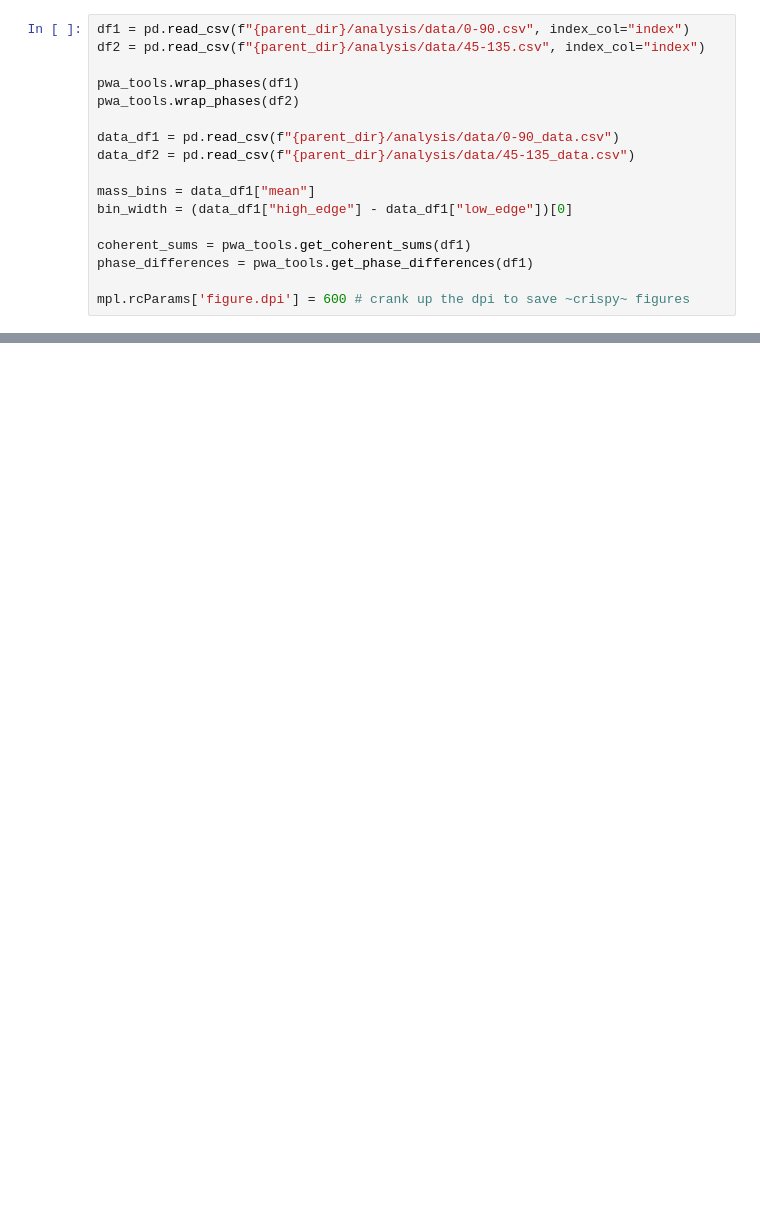
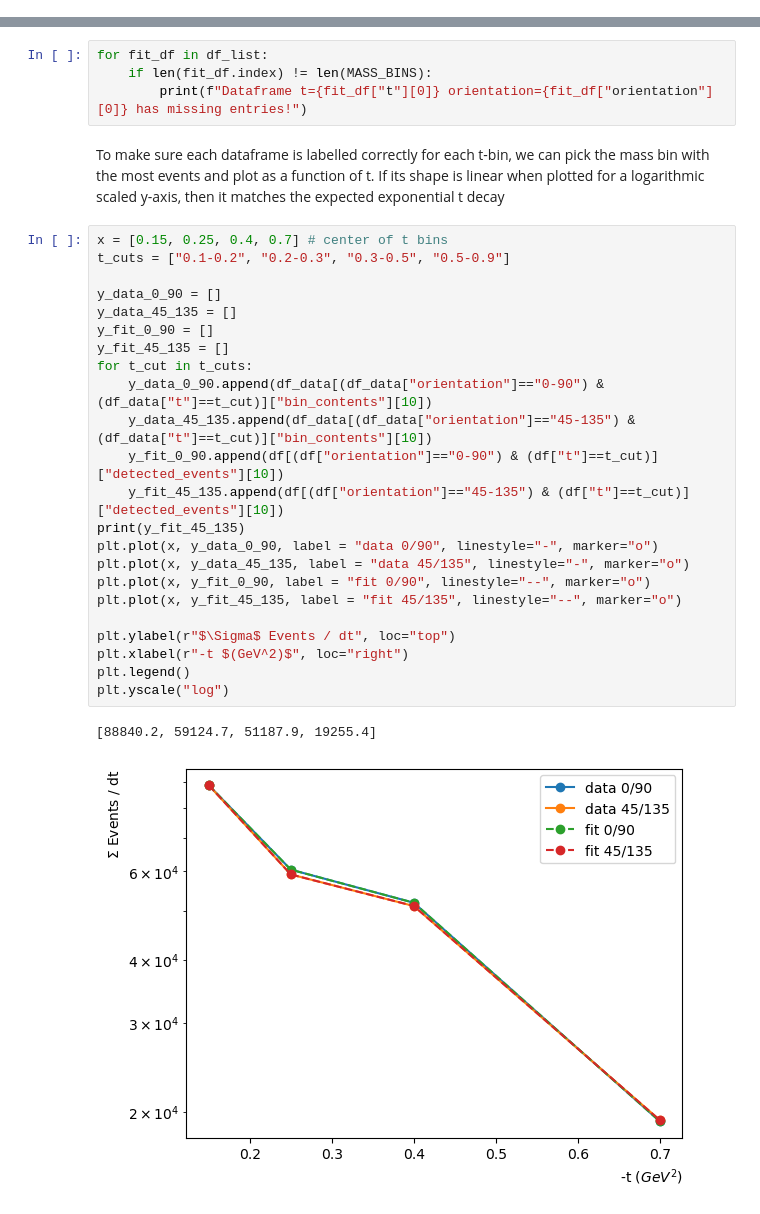
Before and after one commit to kevScheuer/neutralb1, a Jupyter notebook: analysis/notebooks/compare_orientations.ipynb, the cells around one changed output, grey strips where cells are left out. Drawn from its saved outputs; the diff is of its cells as text; blank space fills up the shorter version.

```diff
--- a/analysis/notebooks/compare_orientations.ipynb
+++ b/analysis/notebooks/compare_orientations.ipynb
@@ -24,17 +0,0 @@ Fit Details
-# %%
-df1 = pd.read_csv(f"{parent_dir}/analysis/data/0-90.csv", index_col="index")
-df2 = pd.read_csv(f"{parent_dir}/analysis/data/45-135.csv", index_col="index")
-
-pwa_tools.wrap_phases(df1)
-pwa_tools.wrap_phases(df2)
-
-data_df1 = pd.read_csv(f"{parent_dir}/analysis/data/0-90_data.csv")
-data_df2 = pd.read_csv(f"{parent_dir}/analysis/data/45-135_data.csv")
-
-mass_bins = data_df1["mean"]
-bin_width = (data_df1["high_edge"] - data_df1["low_edge"])[0]
-
-coherent_sums = pwa_tools.get_coherent_sums(df1)
-phase_differences = pwa_tools.get_phase_differences(df1)
-
-mpl.rcParams['figure.dpi'] = 600 # crank up the dpi to save ~crispy~ figures
@@ -438,0 +98,32 @@ Lastly lets check what the cross section looks like. We'll need to load in the c
+# %%
+for fit_df in df_list:
+    if len(fit_df.index) != len(MASS_BINS):
+        print(f"Dataframe t={fit_df["t"][0]} orientation={fit_df["orientation"][0]} has missing entries!")
+# %% [markdown]
+To make sure each dataframe is labelled correctly for each t-bin, we can pick the mass bin with the most events and plot as a function of t. If its shape is linear when plotted for a logarithmic scaled y-axis, then it matches the expected exponential t decay
+# %%
+x = [0.15, 0.25, 0.4, 0.7] # center of t bins
+t_cuts = ["0.1-0.2", "0.2-0.3", "0.3-0.5", "0.5-0.9"]
+
+y_data_0_90 = []
+y_data_45_135 = []
+y_fit_0_90 = []
+y_fit_45_135 = []
+for t_cut in t_cuts:
+    y_data_0_90.append(df_data[(df_data["orientation"]=="0-90") & (df_data["t"]==t_cut)]["bin_contents"][10])
+    y_data_45_135.append(df_data[(df_data["orientation"]=="45-135") & (df_data["t"]==t_cut)]["bin_contents"][10])
+    y_fit_0_90.append(df[(df["orientation"]=="0-90") & (df["t"]==t_cut)]["detected_events"][10])
+    y_fit_45_135.append(df[(df["orientation"]=="45-135") & (df["t"]==t_cut)]["detected_events"][10])
+print(y_fit_45_135)
+plt.plot(x, y_data_0_90, label = "data 0/90", linestyle="-", marker="o")
+plt.plot(x, y_data_45_135, label = "data 45/135", linestyle="-", marker="o")
+plt.plot(x, y_fit_0_90, label = "fit 0/90", linestyle="--", marker="o")
+plt.plot(x, y_fit_45_135, label = "fit 45/135", linestyle="--", marker="o")
+
+plt.ylabel(r"$\Sigma$ Events / dt", loc="top")
+plt.xlabel(r"-t $(GeV^2)$", loc="right")
+plt.legend()
+plt.yscale("log")
+# %% [output]
+[88840.2, 59124.7, 51187.9, 19255.4]
+[figure, added]
```
Also changed, not shown: parts of 45 cells of this notebook, 4 other files.
